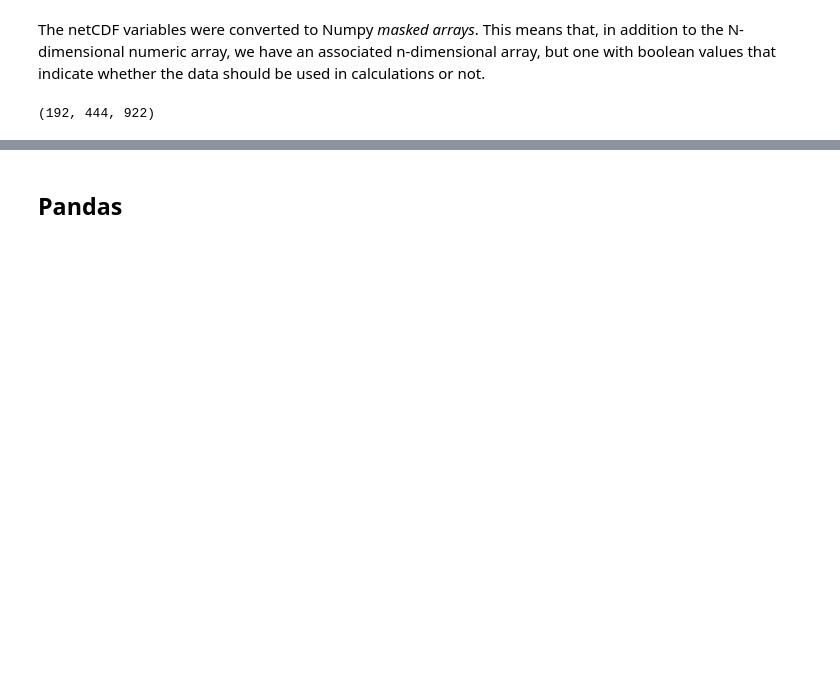
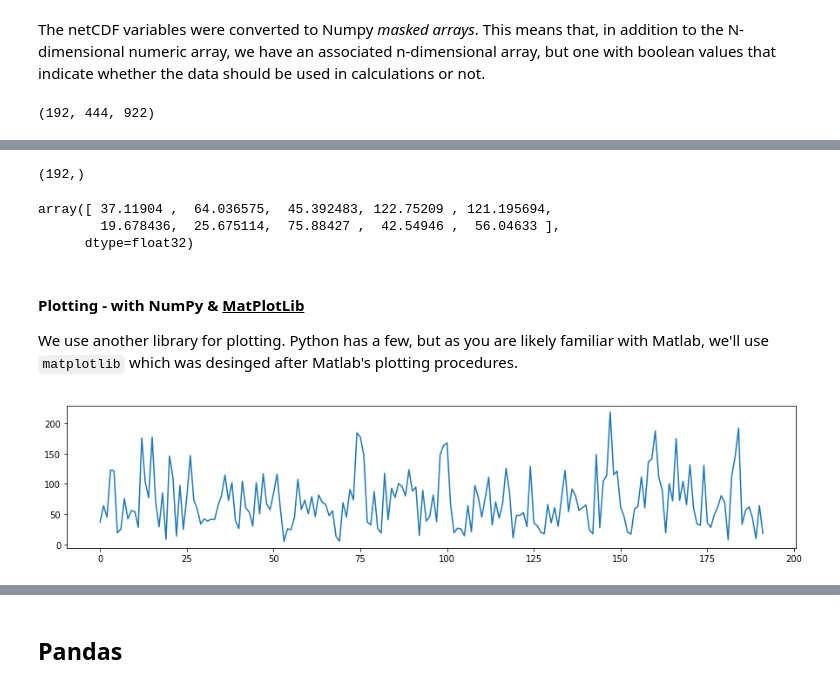
Before and after one commit to ENV859/ClimateData, a Jupyter notebook: sample-m.ipynb, the cells around one changed output, grey strips where cells are left out. Drawn from its saved outputs; the diff is of its cells as text; code cells hidden in the pictures; blank space fills up the shorter version.

```diff
--- a/sample-m.ipynb
+++ b/sample-m.ipynb
@@ -256,0 +325,15 @@ import matplotlib.pyplot as plt
+# %%
+#What is the shape of the result: should be 192
+precip_timeseries.shape
+# %% [output]
+(192,)
+# %%
+#Show the first 10 values in the resulting array
+precip_timeseries[0:10].data
+# %% [output]
+array([ 37.11904 ,  64.036575,  45.392483, 122.75209 , 121.195694,
+        19.678436,  25.675114,  75.88427 ,  42.54946 ,  56.04633 ],
+      dtype=float32)
+# %% [markdown]
+#### Plotting - with NumPy & <u>MatPlotLib</u>
+We use another library for plotting. Python has a few, but as you are likely familiar with Matlab, we'll use `matplotlib` which was desinged after Matlab's plotting procedures.
@@ -256,0 +344,6 @@ import matplotlib.pyplot as plt
+# %%
+#Plot as a time series
+fig = plt.figure(figsize=(15,3))
+plt.plot(precip_timeseries);
+# %% [output]
+[figure, added]
```
Also changed, not shown: parts of 105 cells of this notebook.
